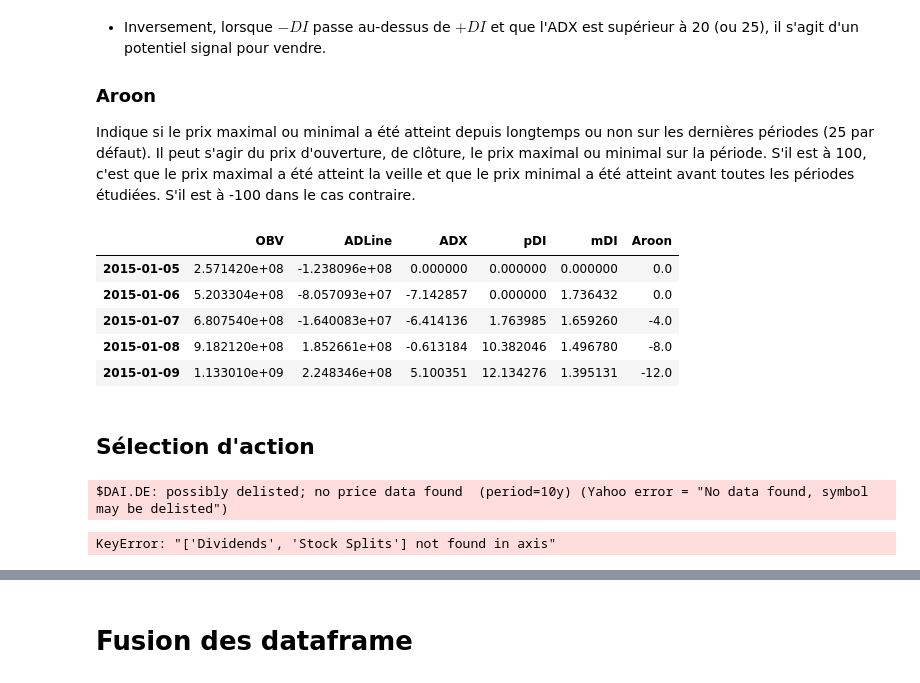
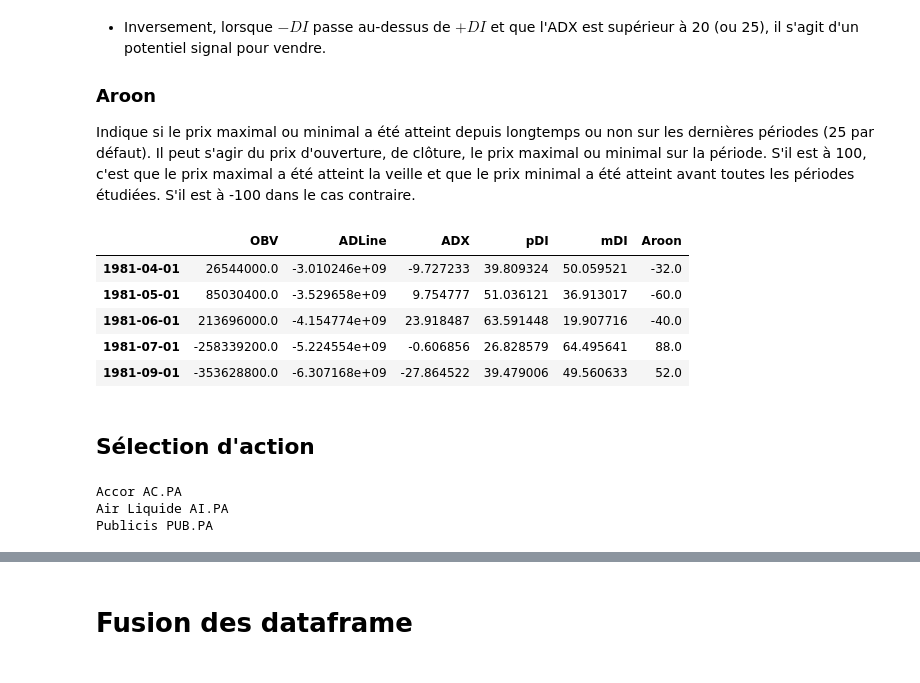
Before and after one commit to SebastienH422/ProjetOutInfo, a Jupyter notebook: main.ipynb, the cells around one changed output, grey strips where cells are left out. Cells and saved outputs as stored; diff of their text form; code cells hidden in the pictures.

```diff
--- a/main.ipynb
+++ b/main.ipynb
@@ -554,7 +581,7 @@ class Index():
     """
 
     @staticmethod
-    def load_data(ticker_symbol='AAPL', period='10y'):
+    def load_data(ticker_symbol='AAPL', period='max'):
         """
         Import stock price history.
 
@@ -648,11 +675,11 @@ class Index():
 
     def get_data(self):
         """Return the data."""
-        return self.__data
+        return self.__data[self.__data.index.is_month_start]
 
     def get_index(self):
         """Return the index."""
-        return self.__index
+        return self.__index[self.__index.index.is_month_start]
 
     def update(self, **kwargs):
         """Update the index with calculated indicators."""
@@ -812,38 +839,38 @@ class Index():
             else: start, end = i - period_Aroon, i
             return np.argmax(self.__data[event].iloc[start: end])  # Index of maximum value
 
         # Calculate argMin, argMax and Aroon indicator for each period
         argMin = pd.Series(range(len(self.__data))).apply(indMin)
         argMax = pd.Series(range(len(self.__data))).apply(indMax)
         Aroon = 100 * (argMin - argMax) / period_Aroon
 
         # Store Aroon in index
         Aroon.index = self.__index.index
         self.__index['Aroon'] = Aroon
 
         return self.__index['Aroon']
 
     # Other lines
     def C(self, dates, c=25):
         """
         Generate a horizontal curve.
 
         IN: dates: <Pandas Index> Dates for the curve
             c: <int> Height of the curve
         OUT: <Pandas Series>: Horizontal curve
         """
         return pd.Series(range(len(self.__index.index)), index=dates)
 
 apple = Index()
 apple.update()
 apple.get_index().head()
 # %% [output]
 |  | OBV | ADLine | ADX | pDI | mDI | Aroon |
-| 2015-01-05 | 2.571420e+08 | -1.238096e+08 | 0.000000 | 0.000000 | 0.000000 | 0.0 |
-| 2015-01-06 | 5.203304e+08 | -8.057093e+07 | -7.142857 | 0.000000 | 1.736432 | 0.0 |
-| 2015-01-07 | 6.807540e+08 | -1.640083e+07 | -6.414136 | 1.763985 | 1.659260 | -4.0 |
-| 2015-01-08 | 9.182120e+08 | 1.852661e+08 | -0.613184 | 10.382046 | 1.496780 | -8.0 |
-| 2015-01-09 | 1.133010e+09 | 2.248346e+08 | 5.100351 | 12.134276 | 1.395131 | -12.0 |
+| 1981-04-01 | 26544000.0 | -3.010246e+09 | -9.727233 | 39.809324 | 50.059521 | -32.0 |
+| 1981-05-01 | 85030400.0 | -3.529658e+09 | 9.754777 | 51.036121 | 36.913017 | -60.0 |
+| 1981-06-01 | 213696000.0 | -4.154774e+09 | 23.918487 | 63.591448 | 19.907716 | -40.0 |
+| 1981-07-01 | -258339200.0 | -5.224554e+09 | -0.606856 | 26.828579 | 64.495641 | 88.0 |
+| 1981-09-01 | -353628800.0 | -6.307168e+09 | -27.864522 | 39.479006 | 49.560633 | 52.0 |
 # %% [markdown]
 ## Sélection d'action
 # %%
@@ -896,31 +916,32 @@ hist_index = pd.DataFrame()
 # Iterate over each company in the dictionary
 for company, ticker in list_entreprise.items():
     # Instantiate an Index object for the company
-    index_obj = Index(company, ticker)
+    print(company, ticker)
+    index_obj = Index(name=company, ticker_symbol=ticker)
 
     # Update the index to calculate technical indices
     index_obj.update()
 
-    # Get the historical action data and append it to hist_action
+    # Get the historical action data
     action_data = index_obj.get_data()
-    action_data['Company'] = company  # Add a column for the company name
-    hist_action = pd.concat([hist_action, action_data])
+
+    # Create a MultiIndex for the columns in the format ('Company', 'Price')
+    action_data.columns = pd.MultiIndex.from_product([[company], action_data.columns], names=['Company', 'Price'])
+    action_data.set_index(action_data.index, inplace=True)  # Ensure the index remains the DateTimeIndex
+
+    # Concatenate the historical action data into hist_action
+    hist_action = pd.concat([hist_action, action_data], axis=1)
 
     # Get the historical index data
     index_data = index_obj.get_index()
 
-    # Create a MultiIndex for the columns
+    # Create a MultiIndex for the columns in the format ('Company', 'Index')
     index_data.columns = pd.MultiIndex.from_product([[company], index_data.columns], names=['Company', 'Index'])
+    index_data.set_index(index_data.index, inplace=True)  # Ensure the index remains the DateTimeIndex
 
-    # Concatenate the index data to hist_index
+    # Concatenate the index data into hist_index
     hist_index = pd.concat([hist_index, index_data], axis=1)
-
-# Set the index name for hist_action
-hist_action.set_index('Company', inplace=True)
-
-# Display the resulting DataFrames
-print(hist_action)
-print(hist_index)
 # %% [output]
-$DAI.DE: possibly delisted; no price data found  (period=10y) (Yahoo error = "No data found, symbol may be delisted")
+Accor AC.PA
+Air Liquide AI.PA
+Publicis PUB.PA
-KeyError: "['Dividends', 'Stock Splits'] not found in axis"
```
Also changed, not shown: parts of 16 cells of this notebook.
